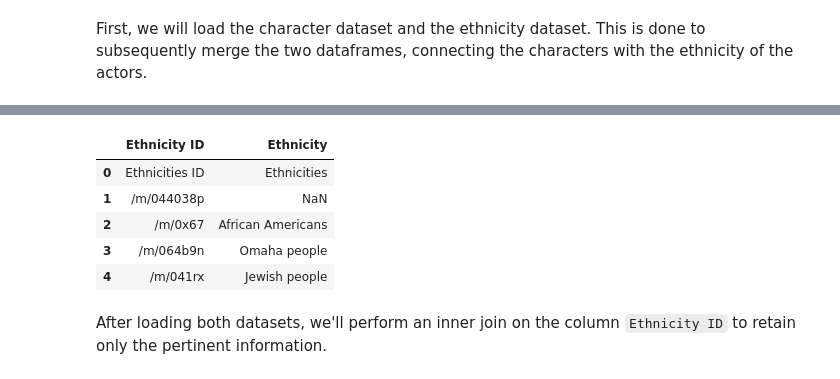
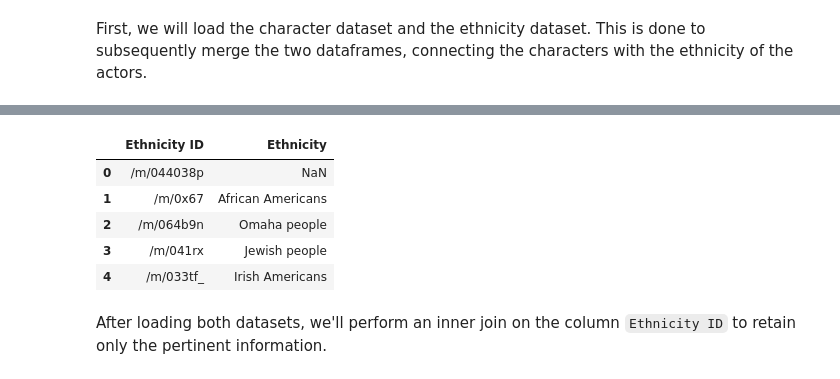
Before and after one commit to epfl-ada/ada-2023-project-draco, a Jupyter notebook: Milstone_project2.ipynb, the cells around one changed output, grey strips where cells are left out. Saved outputs shown, nothing was run; the diff lists cells and outputs as text; code cells hidden in the pictures.

```diff
--- a/Milstone_project2.ipynb
+++ b/Milstone_project2.ipynb
@@ -38,16 +40,17 @@ characters.head()
 | 3 | 975900 | /m/03vyhn | 2001-08-24 | Sgt Jericho Butler | 1967-09-12 | M | 1.750 | ... |
 | 4 | 975900 | /m/03vyhn | 2001-08-24 | Bashira Kincaid | 1977-09-25 | F | 1.650 | ... |
 # %%
-ethnicities_data = pd.read_csv(ETHNICITY_PATH, sep='\t',
-                               header=None, names=["Ethnicity ID", "Ethnicity"])
+ethnicities_data_original = pd.read_csv(ETHNICITY_PATH, sep='\t',
+                               header=0, names=["Ethnicity ID", "Ethnicity"])
+ethnicities_data = ethnicities_data_original.copy()
 ethnicities_data.head()
 # %% [output]
 |  | Ethnicity ID | Ethnicity |
-| 0 | Ethnicities ID | Ethnicities |
-| 1 | /m/044038p | NaN |
-| 2 | /m/0x67 | African Americans |
-| 3 | /m/064b9n | Omaha people |
-| 4 | /m/041rx | Jewish people |
+| 0 | /m/044038p | NaN |
+| 1 | /m/0x67 | African Americans |
+| 2 | /m/064b9n | Omaha people |
+| 3 | /m/041rx | Jewish people |
+| 4 | /m/033tf_ | Irish Americans |
 # %% [markdown]
 After loading both datasets, we'll perform an inner join on the column `Ethnicity ID` to retain only the pertinent information.
 # %%
```
Also changed, not shown: parts of 21 cells of this notebook.
